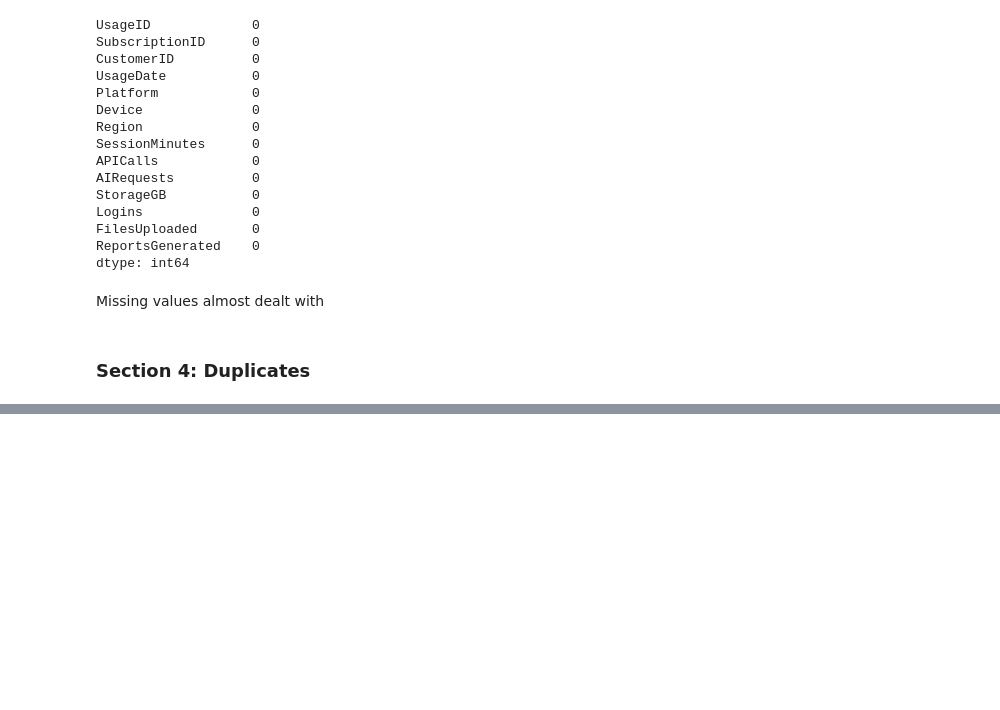
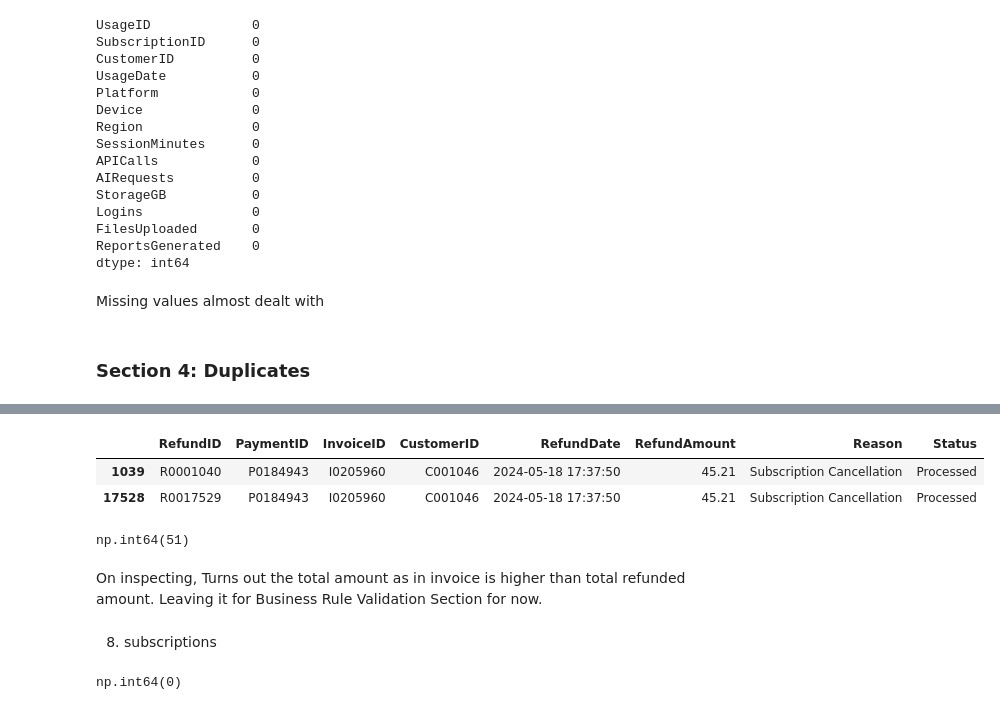
Before and after one commit to ZeeshanTalpur/Project-NexusPulse-SaaS-Profitability-Analysis, a Jupyter notebook: Notebooks/Data Cleaning.ipynb, the cells around one changed output, grey strips where cells are left out. Saved outputs shown, nothing was run; the diff lists cells and outputs as text; code cells hidden in the pictures; blank space fills up the shorter version.

```diff
--- a/Notebooks/Data Cleaning.ipynb
+++ b/Notebooks/Data Cleaning.ipynb
@@ -1245,0 +1522,8 @@ Missing values almost dealt with
+# %%
+refunds.loc[
+    refunds["InvoiceID"] == "I0205960"
+    ]
+# %% [output]
+|  | RefundID | PaymentID | InvoiceID | CustomerID | RefundDate | RefundAmount | Reason | Status |
+| 1039 | R0001040 | P0184943 | I0205960 | C001046 | 2024-05-18 17:37:50 | 45.21 | Subscription Cancellation | Processed |
+| 17528 | R0017529 | P0184943 | I0205960 | C001046 | 2024-05-18 17:37:50 | 45.21 | Subscription Cancellation | Processed |
@@ -1245,0 +1543,12 @@ Missing values almost dealt with
+# %%
+refunds["InvoiceID"].duplicated().sum()
+# %% [output]
+np.int64(51)
+# %% [markdown]
+On inspecting, Turns out the total amount as in invoice is higher than total refunded amount. Leaving it for Business Rule Validation Section for now.
+# %% [markdown]
+8. subscriptions
+# %%
+subscriptions.duplicated().sum()
+# %% [output]
+np.int64(0)
```
Also changed, not shown: parts of 62 cells of this notebook.
